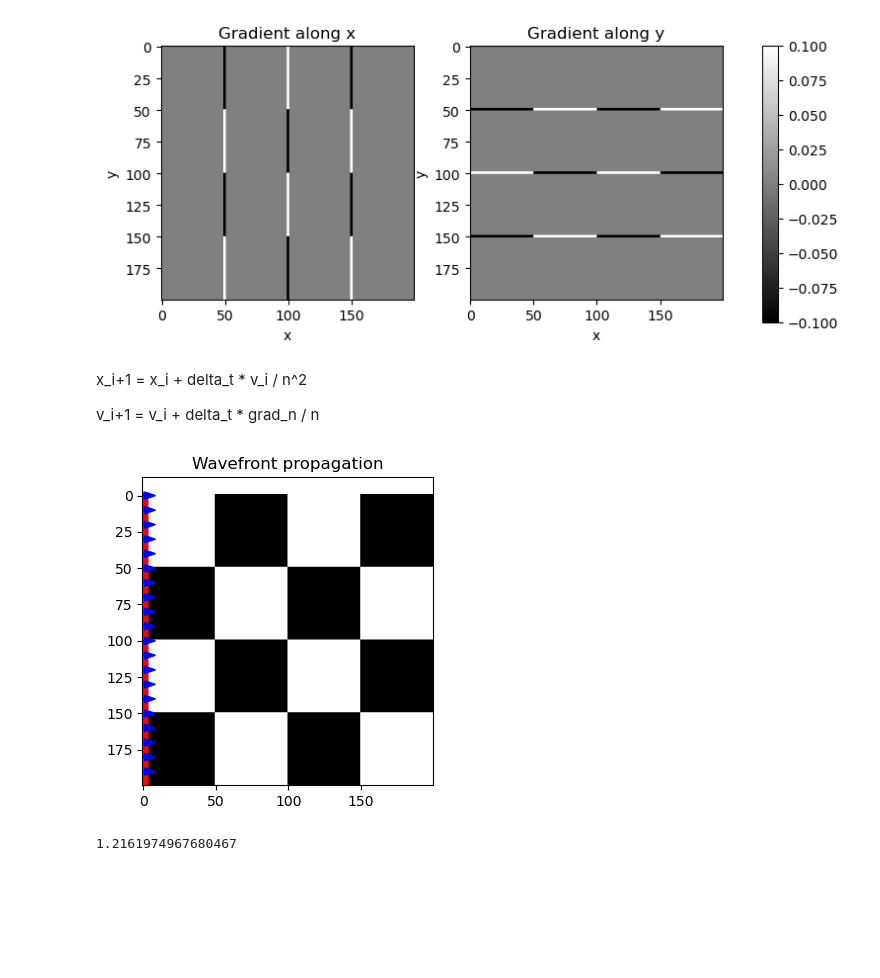
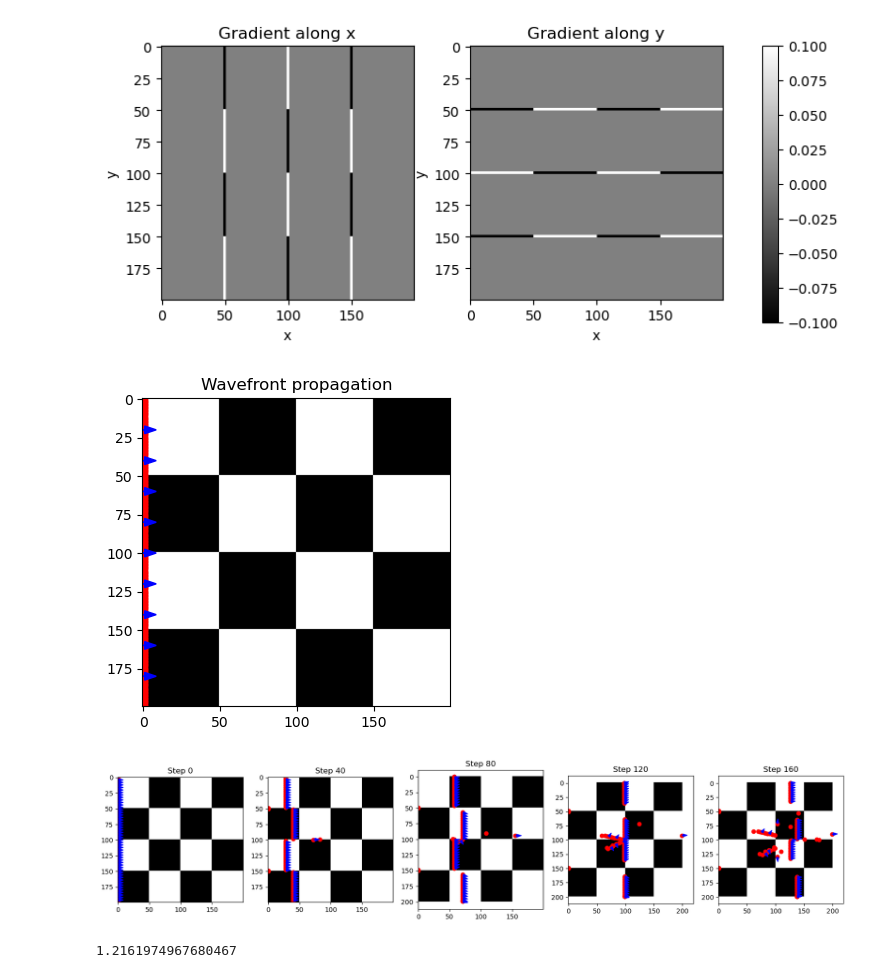
Before and after one commit to swirling-wind/demo-eikonal, a Jupyter notebook: wavefront_propagation.ipynb, the cells around one changed output. Drawn from its saved outputs; the diff is of its cells as text; code cells hidden in the pictures; blank space fills up the shorter version.

```diff
--- a/wavefront_propagation.ipynb
+++ b/wavefront_propagation.ipynb
@@ -77,23 +77,19 @@ plt.colorbar(cax=cbar_ax)
 plt.show()
 # %% [output]
 [figure]
-# %% [markdown]
-x_i+1 = x_i + delta_t * v_i / n^2
-
-v_i+1 = v_i + delta_t * grad_n / n
 # %%
 size = 200
-wavefront_positions = [(0, i) for i in range(size)]  # 初始波前在最左侧一整列
-wavefront_directions = [(1, 0) for _ in range(size)]  # 初始方向向右
+initial_wavefront_positions = [(0, i) for i in range(size)]  # initial positions are on the left edge
+initial_wavefront_directions = [(1, 0) for _ in range(size)]  # initial directions are all to the right
 
 # show wavefront_positions as red dots on the IOR field and show only some of wavefront_directions as blue arrows
 plt.figure(figsize=(4, 4))
 plt.imshow(board_ior_field, cmap='gray')
-plt.scatter([p[0] for p in wavefront_positions], [p[1] for p in wavefront_positions], color='red')
-for i, (x, y) in enumerate(wavefront_positions):
-    if i % 10 == 0:
-        plt.arrow(x, y, wavefront_directions[i][0], wavefront_directions[i][1], color='blue', head_width=5)
+plt.scatter([p[0] for p in initial_wavefront_positions], [p[1] for p in initial_wavefront_positions], color='red')
+for i, (x, y) in enumerate(initial_wavefront_positions):
+    if i != 0 and i % 20 == 0:
+        plt.arrow(x, y, initial_wavefront_directions[i][0], initial_wavefront_directions[i][1], color='blue', head_width=5)
 plt.title('Wavefront propagation')
 plt.show()
 # %% [output]
-[figure, old version]
+[figure, new version]
@@ -109,3 +96,56 @@ def update_wavefront(pos, dir, IOR, delta_t):
+# %%
+# x_i+1 = x_i + delta_t * v_i / n^2
+# v_i+1 = v_i + delta_t * grad_n / n
+def update_wavefront(pos, dir, IOR, delta_t):
+    new_pos = []
+    new_dir = []
+    grad_x, grad_y = compute_gradients(IOR)
+    for (x, y), (vx, vy) in zip(pos, dir):
+        n = IOR[int(x), int(y)]
+        nx = grad_x[int(x), int(y)]
+        ny = grad_y[int(x), int(y)]
+
+        # calculate the new position
+        new_x = x + delta_t * (vx / (n**2))
+        new_y = y + delta_t * (vy / (n**2))
+
+        # calculate the new direction
+        new_vx = vx + delta_t * (nx / n)
+        new_vy = vy + delta_t * (ny / n)
+
+        # clip the new position to the boundary
+        new_x = np.clip(new_x, 0, IOR.shape[0] - 1)
+        new_y = np.clip(new_y, 0, IOR.shape[1] - 1)
+
+        new_pos.append((new_x, new_y))
+        new_dir.append((new_vx, new_vy))
+
+    return new_pos, new_dir
+
+num_steps = 200
+delta_t = 1
+wavefront_pos_list = [initial_wavefront_positions]
+wavefront_dir_list = [initial_wavefront_directions]
+
+for _ in range(num_steps):
+    wavefront_positions, wavefront_directions = update_wavefront(wavefront_pos_list[-1], wavefront_dir_list[-1], board_ior_field, delta_t)
+    wavefront_pos_list.append(wavefront_positions)
+    wavefront_dir_list.append(wavefront_directions)
+
+num_show_images = [i for i in range(0, num_steps, num_steps // 5)]
+# show the wavefront propagation in num_show_images steps between 0 and num_steps
+plt.figure(figsize=(20, 4))
+for i in num_show_images:
+    plt.subplot(1, len(num_show_images), num_show_images.index(i) + 1)
+    plt.imshow(board_ior_field, cmap='gray')
+    plt.scatter([p[0] for p in wavefront_pos_list[i]], [p[1] for p in wavefront_pos_list[i]], color='red')
+    for j, (x, y) in enumerate(wavefront_pos_list[i]):
+        if j != 0 and j % 4 == 0:
+            plt.arrow(x, y, wavefront_dir_list[i][j][0], wavefront_dir_list[i][j][1], color='blue', head_width=5)
+    plt.title(f'Step {i}')
+plt.show()
+# %% [output]
+[figure, added]
 # %%
 import numpy as np
 
```
Also changed, not shown: parts of 1 cell of this notebook.
